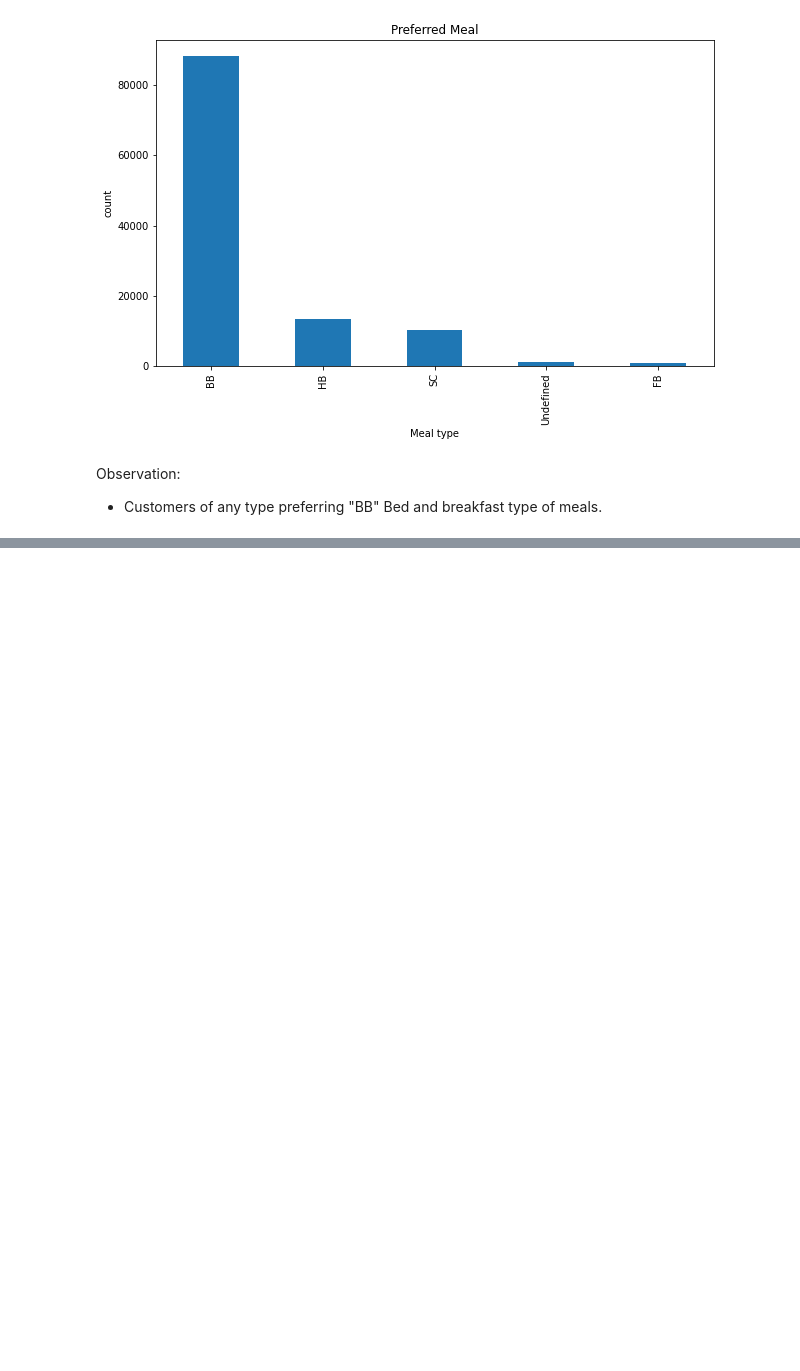
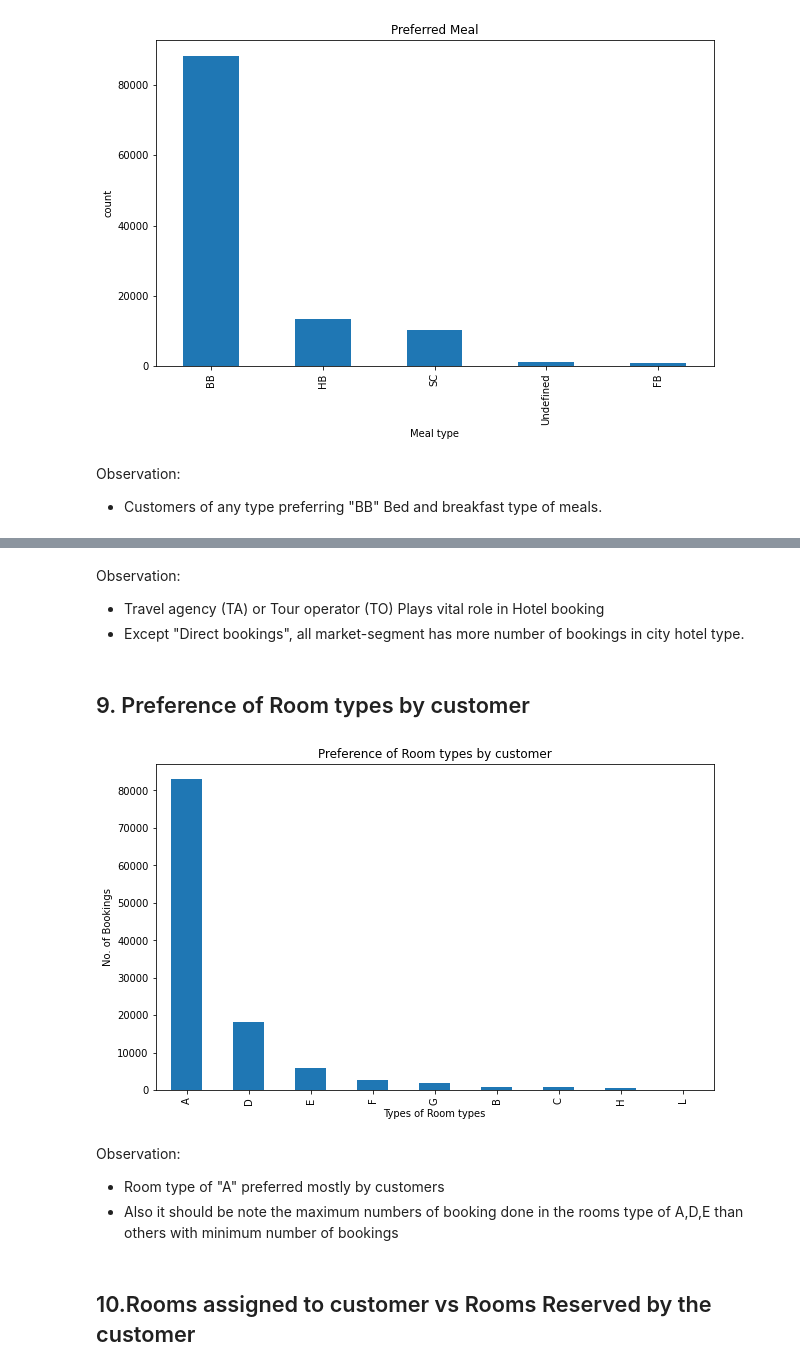
Before and after one commit to ArunPrasath1205/Exploratory-Data-Analysis-on-Hotel-Booking, a Jupyter notebook: Hotel_Bookings_analysis_G_AP.ipynb, the cells around one changed output, grey strips where cells are left out. Cells and saved outputs as stored; diff of their text form; code cells hidden in the pictures; blank space fills up the shorter version.

```diff
--- a/Hotel_Bookings_analysis_G_AP.ipynb
+++ b/Hotel_Bookings_analysis_G_AP.ipynb
@@ -580,0 +602,20 @@ Observation:
+# %% [markdown]
+Observation:
+* Travel agency (TA) or Tour operator (TO) Plays vital role in Hotel booking
+* Except "Direct bookings", all market-segment has more number of bookings in  city hotel type.
+# %% [markdown]
+## 9. Preference of Room types by customer
+# %%
+plt.figure(figsize=(10,6))
+df["reserved_room_type"].value_counts().plot(kind = "bar")
+plt.title('Preference of Room types by customer')
+plt.xlabel('Types of Room types')
+plt.ylabel('No. of Bookings');
+# %% [output]
+[figure, added]
+# %% [markdown]
+Observation:
+* Room type of "A" preferred mostly by customers
+* Also it should be note the maximum numbers of booking done in the rooms type of A,D,E than others with minimum number of bookings
+# %% [markdown]
+## 10.Rooms assigned to customer vs Rooms Reserved by the customer
```
Also changed, not shown: parts of 8 cells of this notebook.
